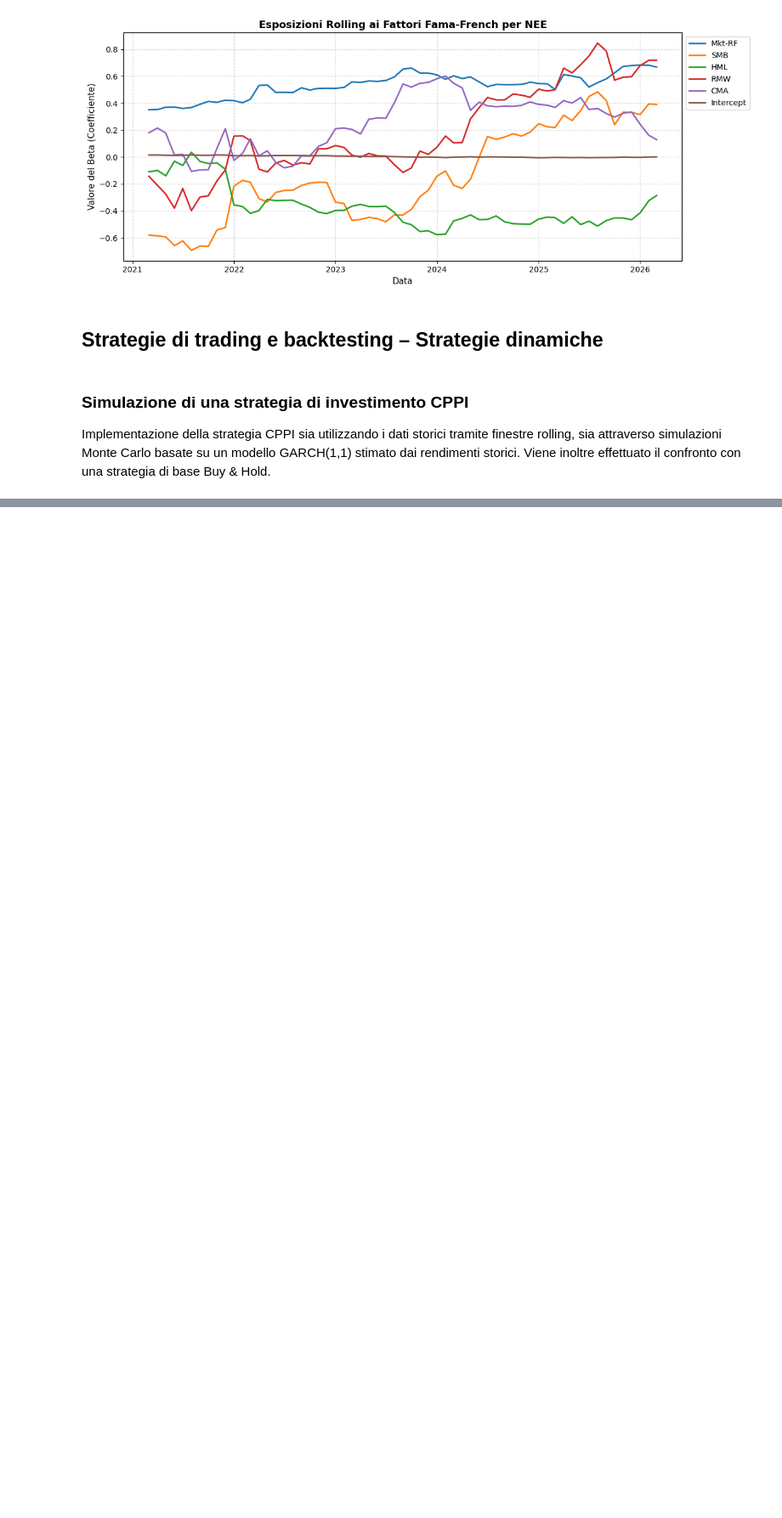
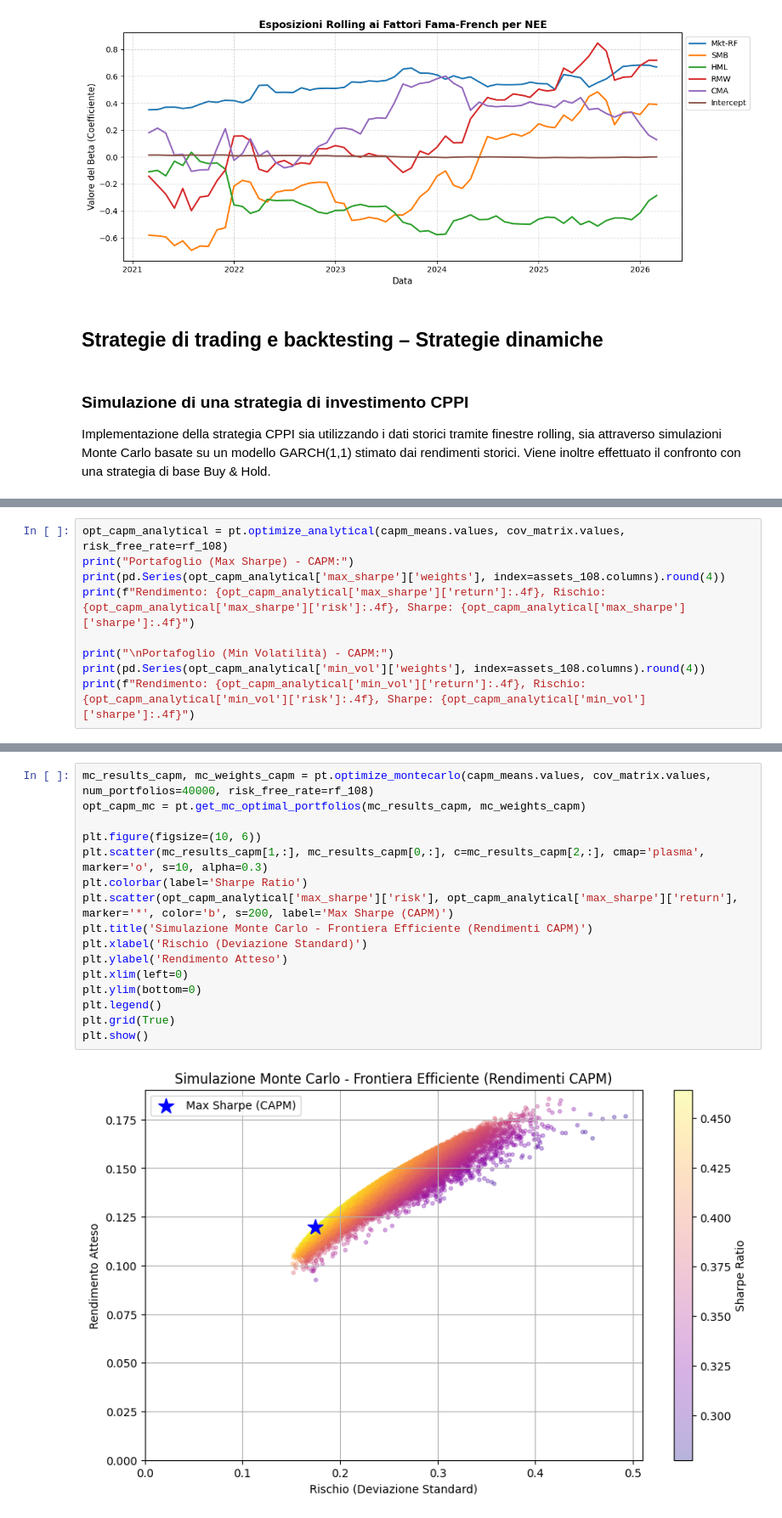
Before and after one commit to LucaGiani787/finance-project, a Jupyter notebook: project.ipynb, the cells around one changed output, grey strips where cells are left out. Shown at 85% size. Saved outputs shown, nothing was run; the diff lists cells and outputs as text; blank space fills up the shorter version.

```diff
--- a/project.ipynb
+++ b/project.ipynb
@@ -824,0 +920,9 @@ for t in stocks:
+# %%
+opt_capm_analytical = pt.optimize_analytical(capm_means.values, cov_matrix.values, risk_free_rate=rf_108)
+print("Portafoglio (Max Sharpe) - CAPM:")
+print(pd.Series(opt_capm_analytical['max_sharpe']['weights'], index=assets_108.columns).round(4))
+print(f"Rendimento: {opt_capm_analytical['max_sharpe']['return']:.4f}, Rischio: {opt_capm_analytical['max_sharpe']['risk']:.4f}, Sharpe: {opt_capm_analytical['max_sharpe']['sharpe']:.4f}")
+
+print("\nPortafoglio (Min Volatilità) - CAPM:")
+print(pd.Series(opt_capm_analytical['min_vol']['weights'], index=assets_108.columns).round(4))
+print(f"Rendimento: {opt_capm_analytical['min_vol']['return']:.4f}, Rischio: {opt_capm_analytical['min_vol']['risk']:.4f}, Sharpe: {opt_capm_analytical['min_vol']['sharpe']:.4f}")
@@ -824,0 +951,18 @@ for t in stocks:
+# %%
+mc_results_capm, mc_weights_capm = pt.optimize_montecarlo(capm_means.values, cov_matrix.values, num_portfolios=40000, risk_free_rate=rf_108)
+opt_capm_mc = pt.get_mc_optimal_portfolios(mc_results_capm, mc_weights_capm)
+
+plt.figure(figsize=(10, 6))
+plt.scatter(mc_results_capm[1,:], mc_results_capm[0,:], c=mc_results_capm[2,:], cmap='plasma', marker='o', s=10, alpha=0.3)
+plt.colorbar(label='Sharpe Ratio')
+plt.scatter(opt_capm_analytical['max_sharpe']['risk'], opt_capm_analytical['max_sharpe']['return'], marker='*', color='b', s=200, label='Max Sharpe (CAPM)')
+plt.title('Simulazione Monte Carlo - Frontiera Efficiente (Rendimenti CAPM)')
+plt.xlabel('Rischio (Deviazione Standard)')
+plt.ylabel('Rendimento Atteso')
+plt.xlim(left=0)
+plt.ylim(bottom=0)
+plt.legend()
+plt.grid(True)
+plt.show()
+# %% [output]
+[figure, added]
```
Also changed, not shown: parts of 23 cells of this notebook, 5 other files.
